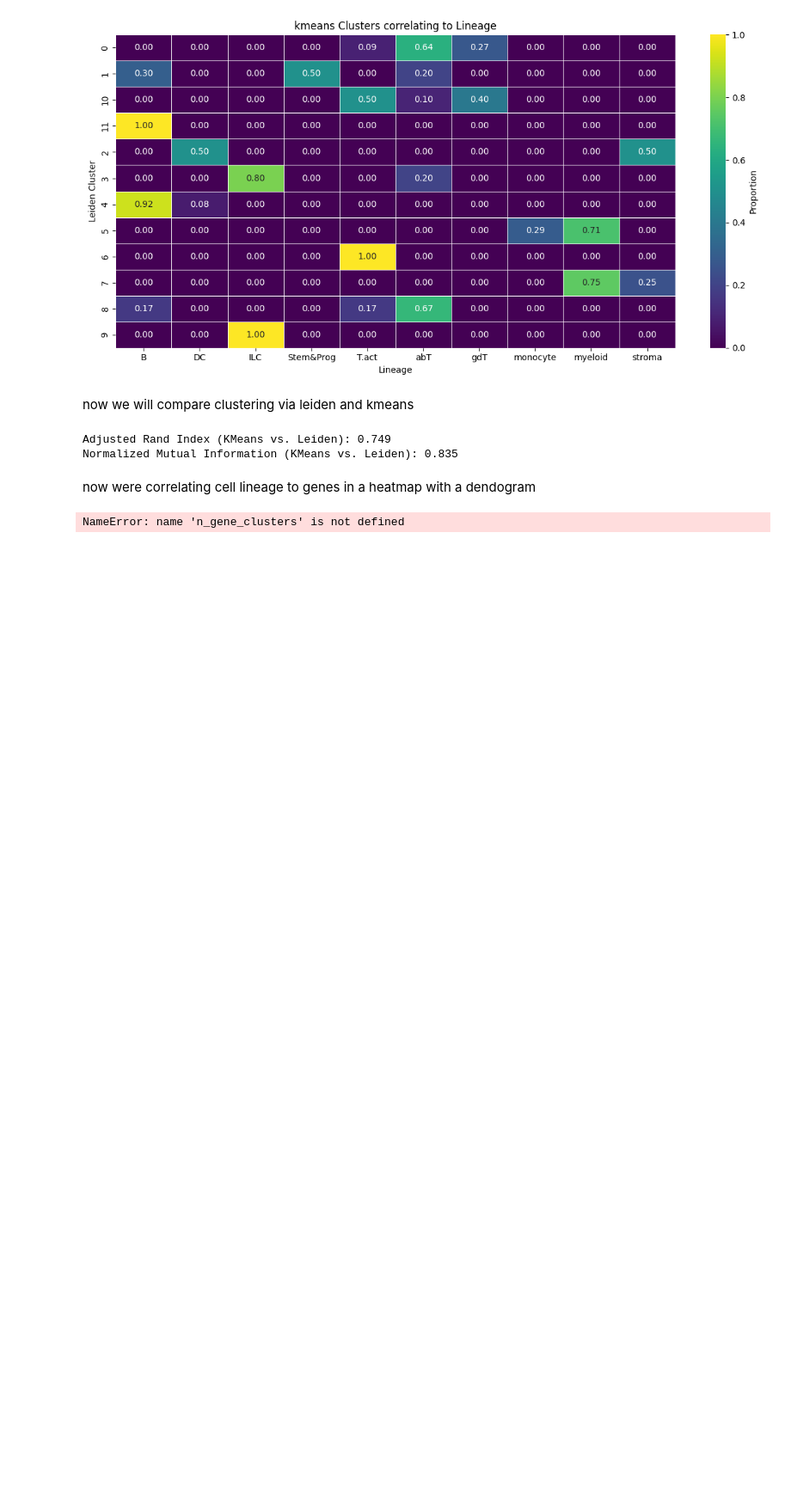
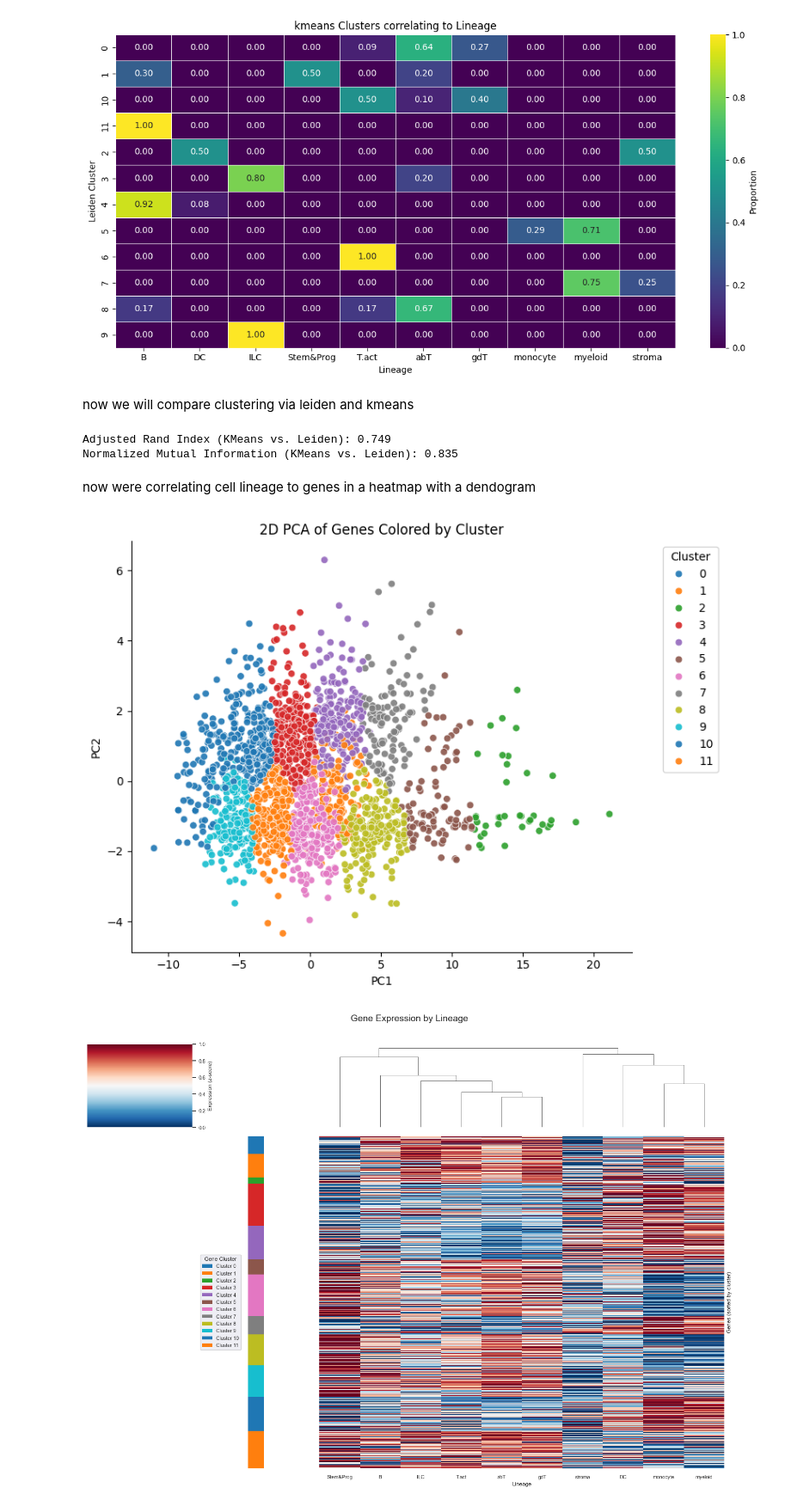
Before and after one commit to Topic2-Gene-Regulation-Immune-Cells/abT-gdT-cells-Team3, a Jupyter notebook: UMAP_clustering_RNA.ipynb, the cells around one changed output. Shown at 86% size. Drawn from its saved outputs; the diff is of its cells as text; code cells hidden in the pictures; blank space fills up the shorter version.

Commit message:
gene expression by lineage (correlated with gene clusters + pca) with dendogram

```diff
--- a/UMAP_clustering_RNA.ipynb
+++ b/UMAP_clustering_RNA.ipynb
@@ -511,31 +511,35 @@ def plot_clustermap(lineage_expr, gene_cluster_series, lineage_expr_pca, cluster
         lineage_expr_sorted,
         row_colors=row_colors_sorted,
         cmap="RdBu_r",
         standard_scale=0,
         figsize=(14, 10),
         col_cluster=True,
         row_cluster=False,
         yticklabels=False,
         xticklabels=True,
         cbar_kws={"label": "Expression (z-score)"}
     )
     g.ax_heatmap.set_ylabel("Genes (sorted by cluster)")
     g.ax_heatmap.set_xlabel("Lineage")
     g.fig.suptitle("Gene Expression by Lineage", fontsize=14, y=1.02)
     # Custom legend for clusters
     for cluster_id, color in cluster_palette.items():
         g.ax_row_dendrogram.bar(0, 0, color=color, label=f"Cluster {cluster_id}", linewidth=0)
     g.ax_row_dendrogram.legend(loc="center left", bbox_to_anchor=(1.05, 0.5), title="Gene Cluster")
     plt.tight_layout()
     plt.show()
 
 # Main workflow
 lineage_expr = get_lineage_expression(RNA_seq_T, adata, top_n_genes=2000)
+n_gene_clusters = 12 #changable
+n_pca_components = 10 #changable
+
 lineage_expr_pca, gene_cluster_series = cluster_and_pca(lineage_expr, n_gene_clusters=n_gene_clusters, n_pca_components=n_pca_components)
 cluster_colors = sns.color_palette("tab10", n_colors=n_gene_clusters)
 cluster_palette = dict(zip(range(n_gene_clusters), cluster_colors))
 
 plot_pca_clusters(lineage_expr, gene_cluster_series, cluster_palette)
 plot_clustermap(lineage_expr, gene_cluster_series, lineage_expr_pca, cluster_palette)
 # %% [output]
-NameError: name 'n_gene_clusters' is not defined
+[figure, added]
+[figure, added]
```
